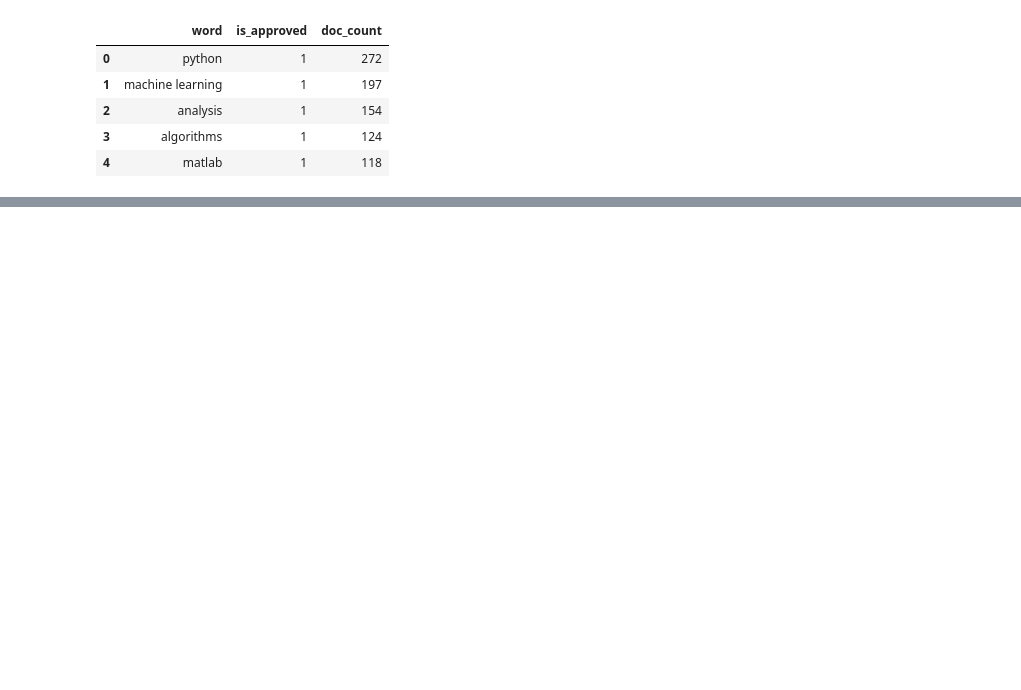
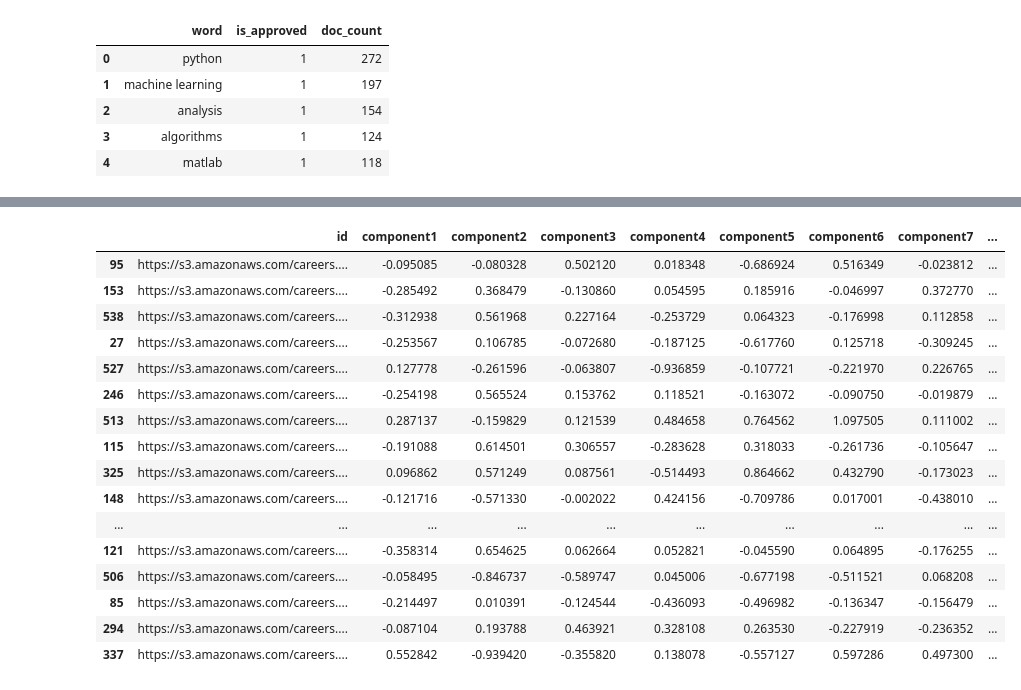
Before and after one commit to data-skeptic/dataskeptic.com, a Jupyter notebook: notebooks/elastic-search-keyword-CLEANED.ipynb, the cells around one changed output, grey strips where cells are left out. Cells and saved outputs as stored; diff of their text form; code cells hidden in the pictures; blank space fills up the shorter version.

```diff
--- a/notebooks/elastic-search-keyword-CLEANED.ipynb
+++ b/notebooks/elastic-search-keyword-CLEANED.ipynb
@@ -456,3 +475,23 @@ list(d_all['hits']['hits'][0]['_source'].keys())
+# %%
+test
+# %% [output]
+|  | id | component1 | component2 | component3 | component4 | component5 | component6 | component7 | ... |
+| 95 | https://s3.amazonaws.com/careers.... | -0.095085 | -0.080328 | 0.502120 | 0.018348 | -0.686924 | 0.516349 | -0.023812 | ... |
+| 153 | https://s3.amazonaws.com/careers.... | -0.285492 | 0.368479 | -0.130860 | 0.054595 | 0.185916 | -0.046997 | 0.372770 | ... |
+| 538 | https://s3.amazonaws.com/careers.... | -0.312938 | 0.561968 | 0.227164 | -0.253729 | 0.064323 | -0.176998 | 0.112858 | ... |
+| 27 | https://s3.amazonaws.com/careers.... | -0.253567 | 0.106785 | -0.072680 | -0.187125 | -0.617760 | 0.125718 | -0.309245 | ... |
+| 527 | https://s3.amazonaws.com/careers.... | 0.127778 | -0.261596 | -0.063807 | -0.936859 | -0.107721 | -0.221970 | 0.226765 | ... |
+| 246 | https://s3.amazonaws.com/careers.... | -0.254198 | 0.565524 | 0.153762 | 0.118521 | -0.163072 | -0.090750 | -0.019879 | ... |
+| 513 | https://s3.amazonaws.com/careers.... | 0.287137 | -0.159829 | 0.121539 | 0.484658 | 0.764562 | 1.097505 | 0.111002 | ... |
+| 115 | https://s3.amazonaws.com/careers.... | -0.191088 | 0.614501 | 0.306557 | -0.283628 | 0.318033 | -0.261736 | -0.105647 | ... |
+| 325 | https://s3.amazonaws.com/careers.... | 0.096862 | 0.571249 | 0.087561 | -0.514493 | 0.864662 | 0.432790 | -0.173023 | ... |
+| 148 | https://s3.amazonaws.com/careers.... | -0.121716 | -0.571330 | -0.002022 | 0.424156 | -0.709786 | 0.017001 | -0.438010 | ... |
+| ... | ... | ... | ... | ... | ... | ... | ... | ... | ... |
+| 121 | https://s3.amazonaws.com/careers.... | -0.358314 | 0.654625 | 0.062664 | 0.052821 | -0.045590 | 0.064895 | -0.176255 | ... |
+| 506 | https://s3.amazonaws.com/careers.... | -0.058495 | -0.846737 | -0.589747 | 0.045006 | -0.677198 | -0.511521 | 0.068208 | ... |
+| 85 | https://s3.amazonaws.com/careers.... | -0.214497 | 0.010391 | -0.124544 | -0.436093 | -0.496982 | -0.136347 | -0.156479 | ... |
+| 294 | https://s3.amazonaws.com/careers.... | -0.087104 | 0.193788 | 0.463921 | 0.328108 | 0.263530 | -0.227919 | -0.236352 | ... |
+| 337 | https://s3.amazonaws.com/careers.... | 0.552842 | -0.939420 | -0.355820 | 0.138078 | -0.557127 | 0.597286 | 0.497300 | ... |
 # %%
 # save to parquet
 # save to s3
```
Also changed, not shown: parts of 55 cells of this notebook.
